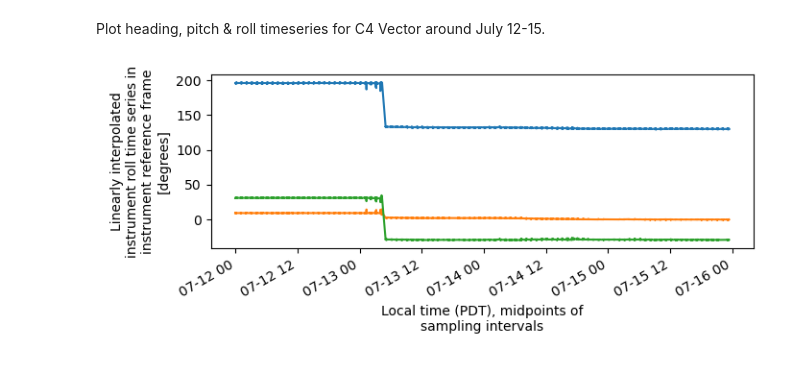
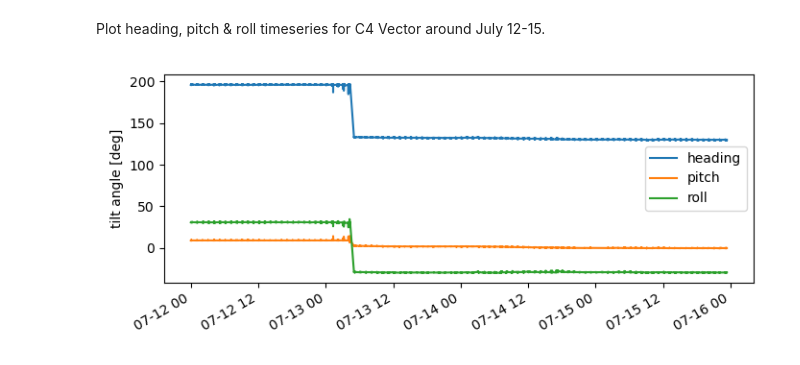
Before and after one commit to mikapm/pyROXSI, a Jupyter notebook: roxsi_pyfuns/notebooks/phase_resolved_diss.ipynb, the cells around one changed output. Drawn from its saved outputs; the diff is of its cells as text; code cells hidden in the pictures.

```diff
--- a/roxsi_pyfuns/notebooks/phase_resolved_diss.ipynb
+++ b/roxsi_pyfuns/notebooks/phase_resolved_diss.ipynb
@@ -615,28 +673,31 @@ Plot heading, pitch & roll timeseries for C4 Vector around July 12-15.
 # %%
 mid = 'C4'
 ser = '17371'
 t0 = pd.Timestamp('2022-07-12 00:00:00')
 t1 = pd.Timestamp('2022-07-15 00:00:00')
 # Concatenate daily datasets
 drc = pd.date_range(t0.date(), t1.date(), freq='1D') # Range of dates
 dlc = [] # List for concatenating
 for d in drc:
     ncdir = os.path.join(vec_root, mid)
     fn_vec = os.path.join(ncdir, 'Asilomar_SSA_L1_Vec_{}_{}.nc'.format(
         ser, str(d.strftime('%Y%m%d'))))
     dsv = xr.decode_cf(xr.open_dataset(fn_vec, decode_coords='all'))
     # Append to list
     dlc.append(dsv)
 # Concatenate daily datasets
 dsv = xr.concat(dlc, dim='time')
 
 # Plot tilt angle timeseries
 fig, ax = plt.subplots(figsize=(7,3))
-dsv.heading_ang.plot(ax=ax)
-dsv.pitch_ang.plot(ax=ax)
-dsv.roll_ang.plot(ax=ax)
+dsv.heading_ang.plot(ax=ax, label='heading')
+dsv.pitch_ang.plot(ax=ax, label='pitch')
+dsv.roll_ang.plot(ax=ax, label='roll')
+ax.set_xlabel(None)
+ax.set_ylabel('tilt angle [deg]')
+ax.legend()
 
 plt.tight_layout()
 plt.show()
 # %% [output]
-[figure, old version]
+[figure, new version]
```
Also changed, not shown: parts of 4 cells of this notebook.
